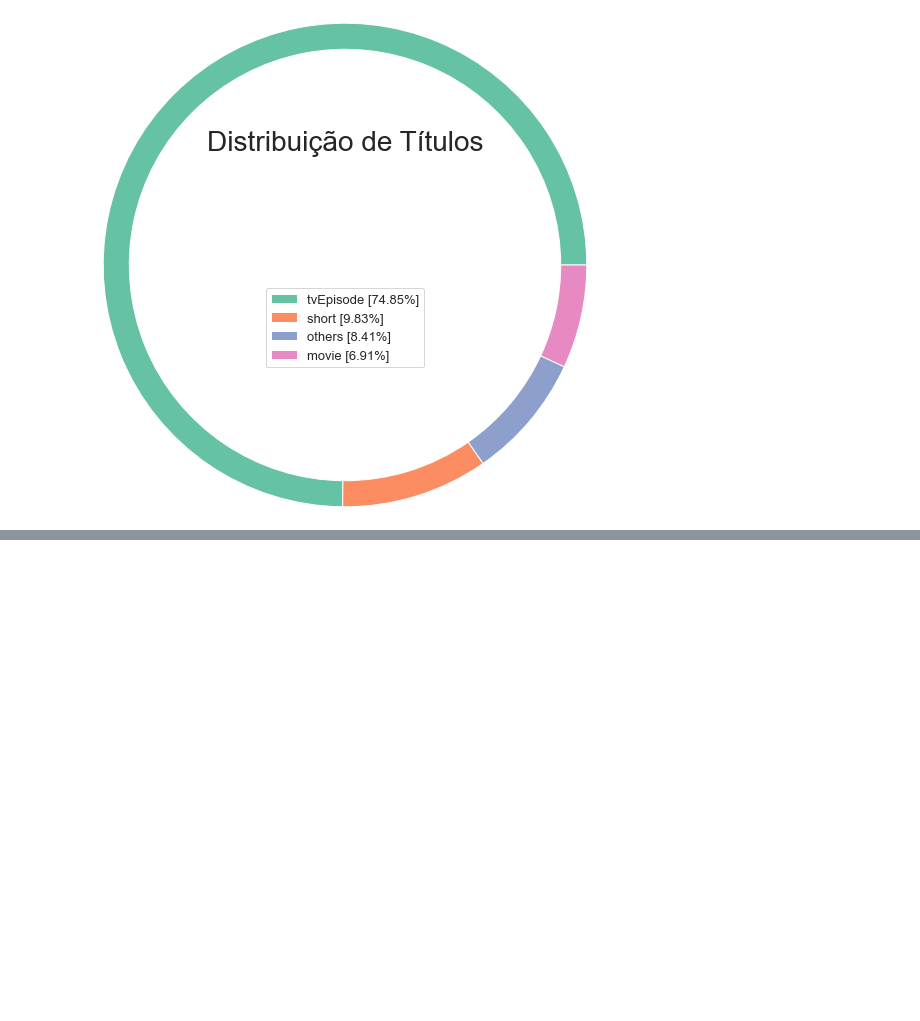
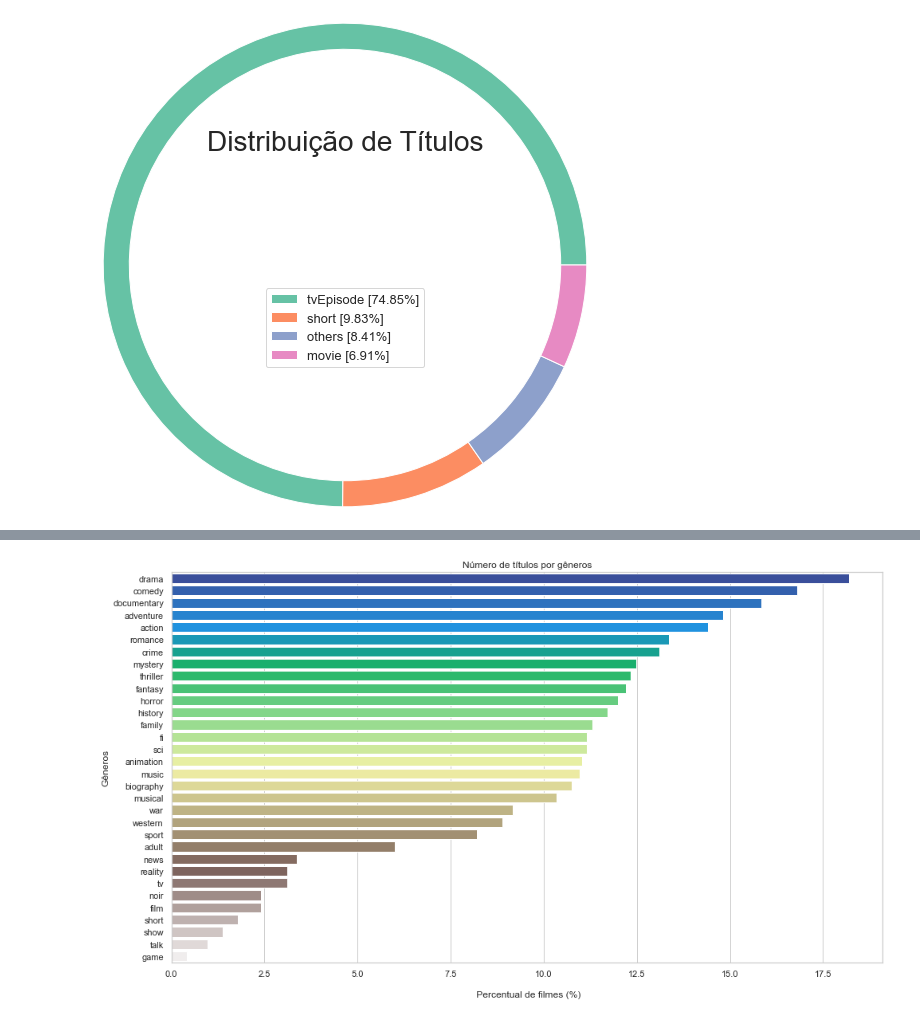
Before and after one commit to BrunoOMelo/Project01-PythonAnalytics, a Jupyter notebook: project_analytics.ipynb, the cells around one changed output, grey strips where cells are left out. Cells and saved outputs as stored; diff of their text form; code cells hidden in the pictures; blank space fills up the shorter version.

Commit message:
Second question.
Second business question, how many titles per genre?

```diff
--- a/project_analytics.ipynb
+++ b/project_analytics.ipynb
@@ -288,0 +389,7 @@ plt.show
+# %%
+#vamos retornar apenas os generos unicos, extraindo o nome das colunas da matrix esparsa (que são as palavras distintas no documento)
+generos_unicos = vetor.get_feature_names()
+# %%
+#criando um dataframe de generos
+#pd.dataframe possui como primeiro parametro a fonte de dados, neste caso seria a bolsa de generos tranformada em uma matriz, com as colunas sendo dos genros unicos, com a indexação do arquivo temp
+generos = pd.DataFrame(bag_genres.todense(), columns = generos_unicos, index= temp.index)
@@ -288,0 +417,9 @@ plt.show
+# %%
+#retirando a coluna "n"
+#selecionamos a coluna a partir de "columns" e o eixo a ser excluido, 0 para coluna e 1 para linha
+generos = generos.drop(columns='n', axis=0)
+# %%
+#calculando o percentual de cada genero
+#pd.series captura o elemento de cada rotulo, parecido com o GROUP BY, principalmente para realizar operações .sort_values organiza os dados, de forma ascendente ou nao, shape[0] retorna o numero de linhas, e 1, o numero de colunas
+#como estamos lidando com uma matriz esparsa, nosso método de calcular a porcentagem difere um pouco do comum, precisamos somar a qunatidade de vezes que um genero apareceu, exemplo, ação, é uma palavra unica que representa um gênero, dentro mais de 1400, segundo o dataframe, logo basta somarmos quantas vezes acção apareceu e dividir pelo total de generos, que neste caso seria o total de linhas, ja que na matriz esparsa as linhas representam as entradas de dados. Teriamos apenas uma linha caso os genros fossem dispostos em apenas uma linha, mas como viemos de uma tabela, cada rótulo se tornou uma entrada.
+generos_percentual = 100 * pd.Series(generos.sum()).sort_values(ascending = False) / generos.shape[0]
@@ -288,0 +446,13 @@ plt.show
+# %%
+#montando um grafico com seaborn
+#primeiro passo é definir o tamanho do campo disponivel para o gráfico, com "figure'
+#diferente do primeiro caso, neste nao especificamos o arquivo todo, mas os dados dele para a plotagem, x indica o que sera mostrado no eixo x, e y os elemnetos na vertical, index são os rotulos, e values os valores
+plt.figure(figsize=(16,9))
+sns.barplot(x=generos_percentual.values, y=generos_percentual.index, palette = 'terrain')
+#aqui temos a nomeação do gráfico e dos eixos
+plt.xlabel("\n Percentual de filmes (%)")
+plt.ylabel("Gêneros")
+plt.title("Número de títulos por gêneros")
+plt.show()
+# %% [output]
+[figure, added]
```
Also changed, not shown: parts of 17 cells of this notebook, 1 other file.
